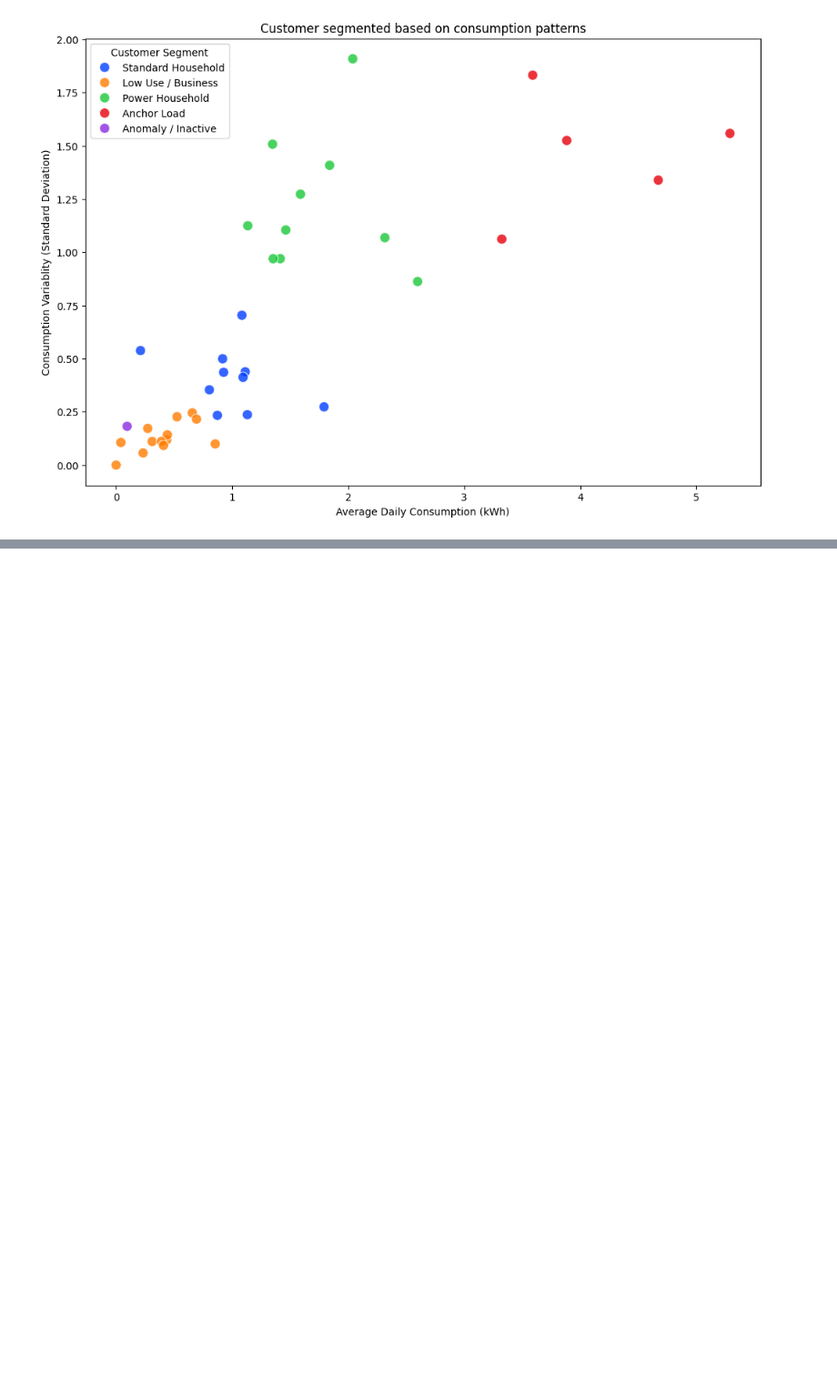
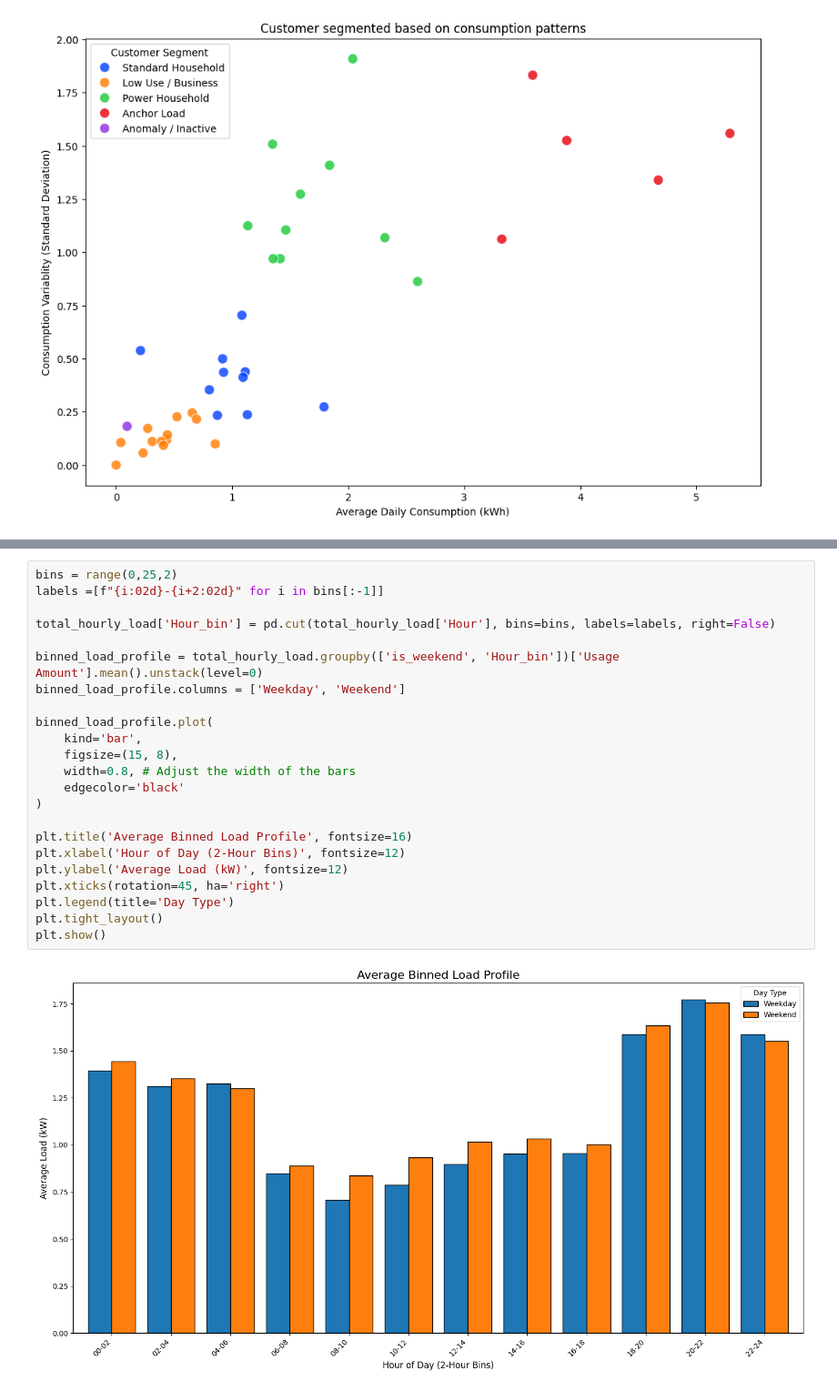
Before and after one commit to MrCupid75/Onaa-Mini-Grid-Customer-Segmentation, a Jupyter notebook: Daily Electricity Usage/main.ipynb, the cells around one changed output, grey strips where cells are left out. Shown at 91% size. Drawn from its saved outputs; the diff is of its cells as text; blank space fills up the shorter version.

```diff
--- a/Daily Electricity Usage/main.ipynb
+++ b/Daily Electricity Usage/main.ipynb
@@ -191,0 +239,25 @@ cluster
+# %%
+bins = range(0,25,2)
+labels =[f"{i:02d}-{i+2:02d}" for i in bins[:-1]]
+
+total_hourly_load['Hour_bin'] = pd.cut(total_hourly_load['Hour'], bins=bins, labels=labels, right=False)
+
+binned_load_profile = total_hourly_load.groupby(['is_weekend', 'Hour_bin'])['Usage Amount'].mean().unstack(level=0)
+binned_load_profile.columns = ['Weekday', 'Weekend']
+
+binned_load_profile.plot(
+    kind='bar',
+    figsize=(15, 8),
+    width=0.8, # Adjust the width of the bars
+    edgecolor='black'
+)
+
+plt.title('Average Binned Load Profile', fontsize=16)
+plt.xlabel('Hour of Day (2-Hour Bins)', fontsize=12)
+plt.ylabel('Average Load (kW)', fontsize=12)
+plt.xticks(rotation=45, ha='right')
+plt.legend(title='Day Type')
+plt.tight_layout()
+plt.show()
+# %% [output]
+[figure, added]
```
Also changed, not shown: parts of 7 cells of this notebook, 1 other file.
